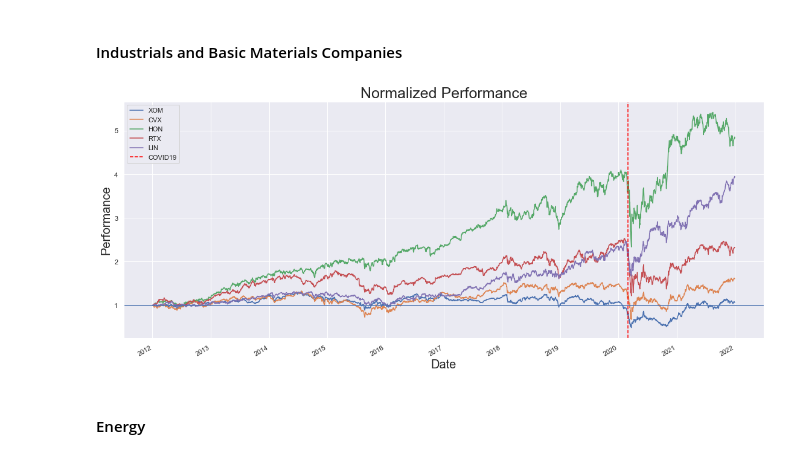
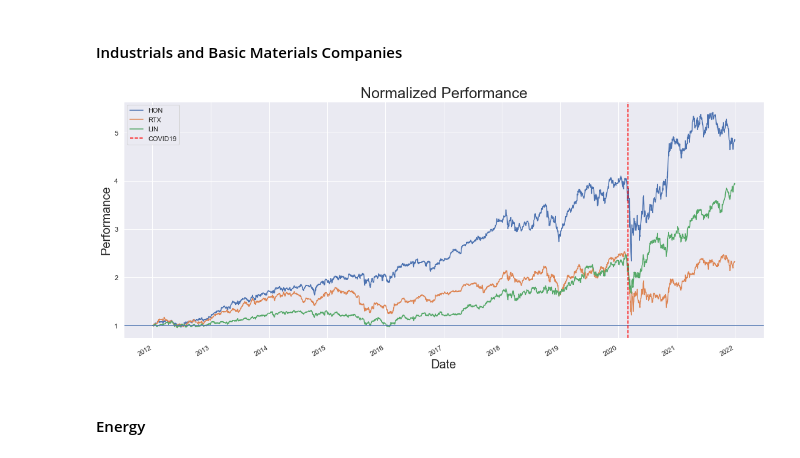
Before and after one commit to Dmenegassi/Investment-and-Trading-Capstone-Project---Build-a-Stock-Price-Indicator, a Jupyter notebook: Investment and Trading Capstone Project - Build a Stock Price Indicator.ipynb, the cells around one changed output. Drawn from its saved outputs; the diff is of its cells as text; code cells hidden in the pictures.

```diff
--- a/Investment and Trading Capstone Project - Build a Stock Price Indicator.ipynb
+++ b/Investment and Trading Capstone Project - Build a Stock Price Indicator.ipynb
@@ -728,9 +728,9 @@ plot_data(norm_df[['JPM', 'MS', 'AMT','PLD']],'Normalized Performance', 'Date',
 # %% [markdown]
 #### Industrials and Basic Materials Companies
 # %%
-plot_data(norm_df[['XOM','CVX','HON','RTX', 'LIN']],'Normalized Performance', 'Date', 'Performance')
+plot_data(norm_df[['HON','RTX', 'LIN']],'Normalized Performance', 'Date', 'Performance')
 # %% [output]
-[figure, old version]
+[figure, new version]
 # %% [markdown]
 ####  Energy
 # %%
```
Also changed, not shown: parts of 27 cells of this notebook.
